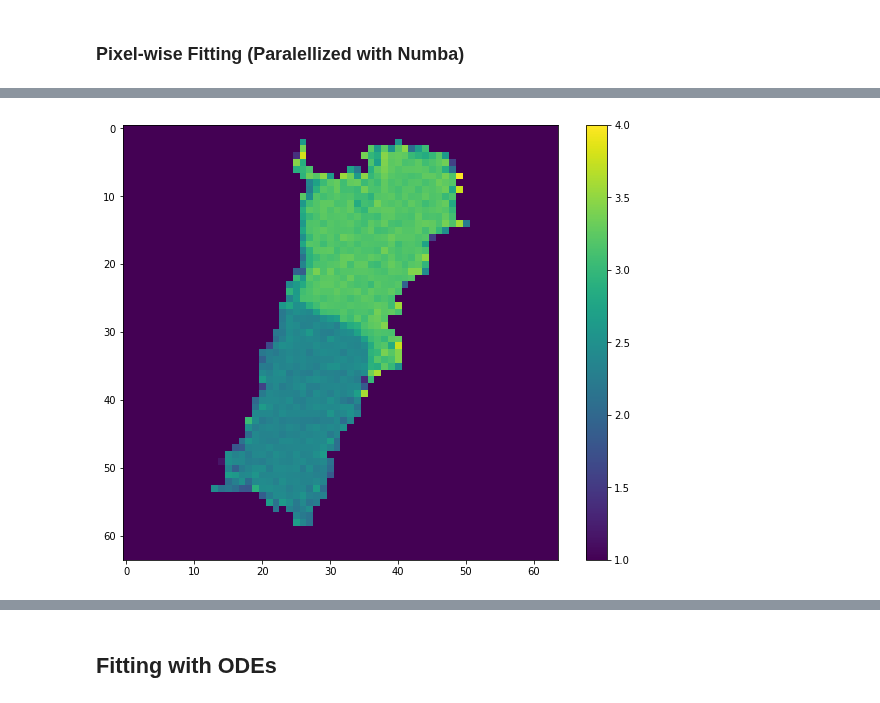
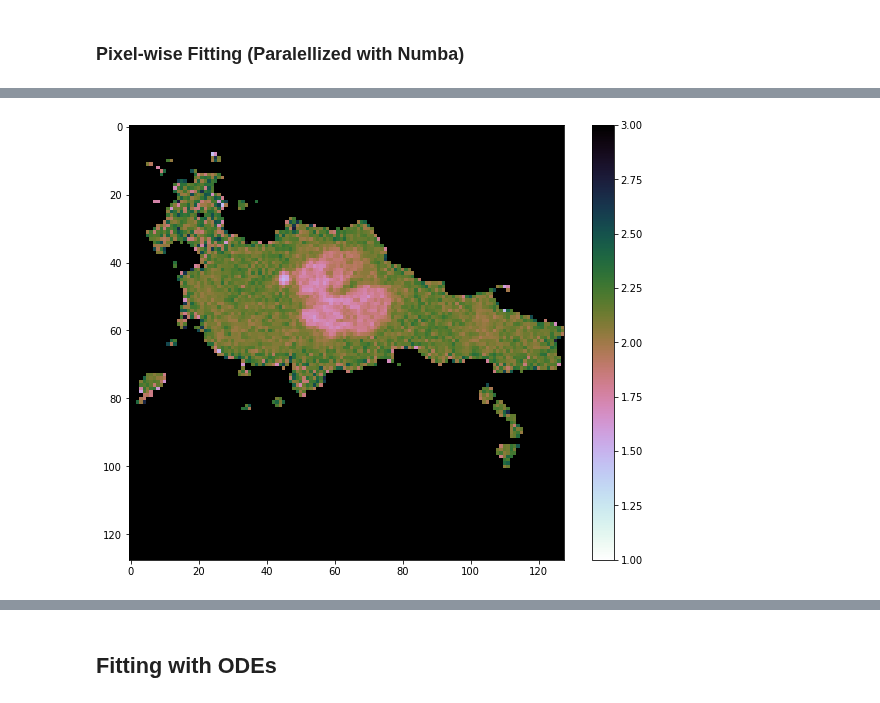
Before and after one commit to Tomkaehst/PhasorFLIM, a Jupyter notebook: PicoQuant PTU Decoding and Fitting.ipynb, the cells around one changed output, grey strips where cells are left out. Cells and saved outputs as stored; diff of their text form; code cells hidden in the pictures.

```diff
--- a/PicoQuant PTU Decoding and Fitting.ipynb
+++ b/PicoQuant PTU Decoding and Fitting.ipynb
@@ -27,7 +27,7 @@ from scipy.integrate import odeint
 %matplotlib inline
 import matplotlib.pyplot as plt
 
-ptupath = 'app/testData/2017-06--23_Seq1_bleaching Cherry_FLIM_17_1.ptu'
+ptupath = 'qt_app/testData/BaseName_3_1.ptu'
 ptureadstream = open(ptupath, 'rb')
 
 filemagic = ptureadstream.read(8).decode('utf8').strip('\0')
@@ -474,7 +474,7 @@ def buildFLIMArray(recordarray, channel, linesinfile, pixelsx, pixelsy, globRes,
     return flimarray, intensityImage
 # %%
 flimarray, intimage = buildFLIMArray(recordarray,
-                                     2,
+                                     0,
                                      FLIMInfo['LinesInFile'],
                                      FLIMInfo['PixelsX'],
                                      FLIMInfo['PixelsY'],
@@ -538,7 +540,7 @@ from numba import prange, njit # njit is short-hand for @jit(nopython=True)
 def expDecay(x, a, b, tau):
     return(a * np.exp(-x/tau) + b)
 
-#@njit(nopython=True)
+#@jit(parallel = True)
 def pixelwiseSimpleDecay(flimarray, photonthreshold, rightcutoff, globRes):
     '''
         Function: pixelwiseSimpleDecay(
@@ -561,11 +563,10 @@ def pixelwiseSimpleDecay(flimarray, photonthreshold, rightcutoff, globRes):
                 xaxis = np.linspace(0, round(globRes*10E8), flimarray.shape[2])
                 maxVal = np.where(flimarray[x][y] == max(flimarray[x][y]))[0][0]
                 endOfData = flimarray[x][y].size - rightcutoff
-                tau_fit, tau_cov = curve_fit(expDecay, xaxis[maxVal:endOfData], flimarray[x][y][maxVal:endOfData])
+                tau_fit = curve_fit(expDecay, xaxis[maxVal:endOfData], flimarray[x][y][maxVal:endOfData])[0]
                 lifetimeImage[x][y] = tau_fit[2]
-                #print(x, y)
-            #else:
-                #print("Position (", x, y, ") has not enough photons for fitting...")
+            else:
+                lifetimeImage[x][y] = 100
 
 
     return(lifetimeImage)
@@ -572,9 +579,9 @@ def pixelwiseSimpleDecay(flimarray, photonthreshold, rightcutoff, globRes):
 # %%
-fittedImage = pixelwiseSimpleDecay(flimarray, 100, 10, FLIMInfo['GlobalResolution'])
+fittedImage = pixelwiseSimpleDecay(flimarray, 250, 10, FLIMInfo['GlobalResolution'])
 # %%
-plt.imshow(fittedImage, cmap = "viridis")
-plt.clim(1, 4)
+plt.imshow(fittedImage, cmap = "cubehelix_r")
+plt.clim(1, 3)
 plt.colorbar()
 plt.show()
 # %% [output]
-[figure, old version]
+[figure, new version]
```
Also changed, not shown: parts of 14 cells of this notebook.
